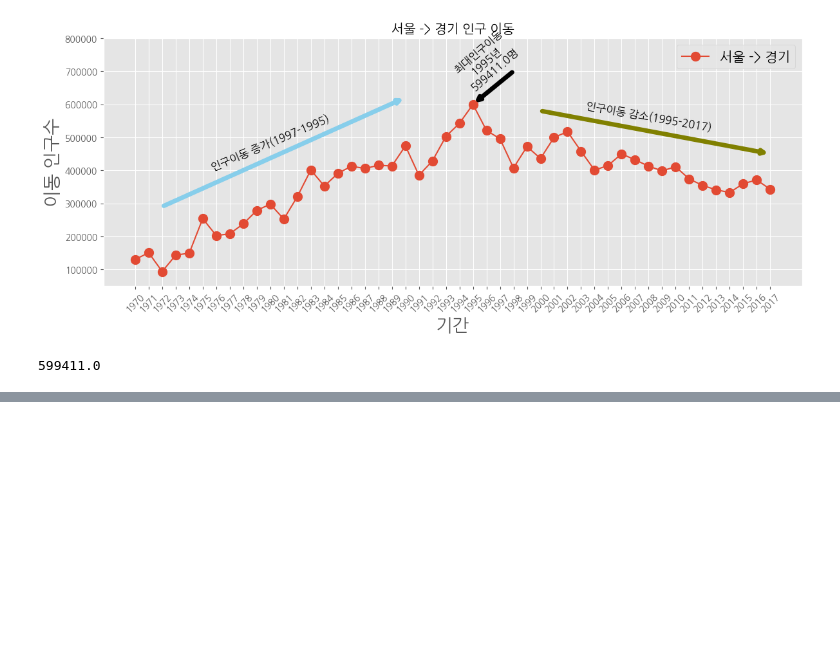
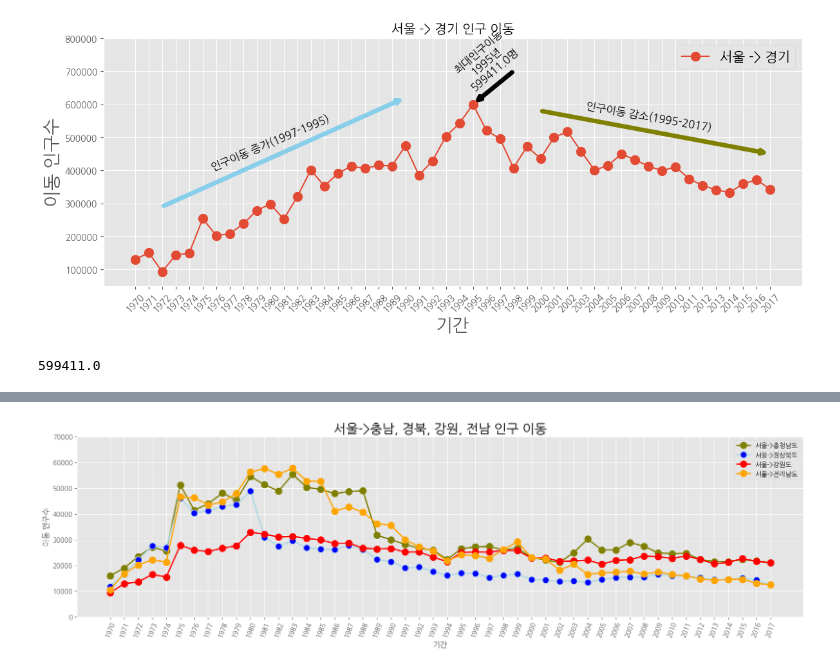
Before and after one commit to smitepaladin/workspace, a Jupyter notebook: DataAnalysis/Note/08.시각화도구.ipynb, the cells around one changed output, grey strips where cells are left out. Drawn from its saved outputs; the diff is of its cells as text; code cells hidden in the pictures; blank space fills up the shorter version.

```diff
--- a/DataAnalysis/Note/08.시각화도구.ipynb
+++ b/DataAnalysis/Note/08.시각화도구.ipynb
@@ -688,0 +780,5 @@ sr_one.values.max()
+# %%
+# 서울에서 충청남도, 경상북도, 강원도, 전라남도로 이동한 인구 데이터
+df_4 = df_seoul.loc[['충청남도','경상북도','강원도','전라남도'],:]
+
+df_4
@@ -688,0 +813,57 @@ sr_one.values.max()
+# %%
+plt.style.use('ggplot')
+
+fig = plt.figure(figsize=(20, 5))
+ax= fig.add_subplot(1,1,1)
+
+ax.plot(
+    df_4.loc['충청남도',:],
+    marker='o',
+    markerfacecolor='olive',
+    markersize=10,
+    color='olive',
+    linewidth=2,
+    label='서울->충청남도'
+
+)
+ax.plot(
+    df_4.loc['경상북도',:],
+    marker='o',
+    markerfacecolor='blue',
+    markersize=10,
+    color='lightblue',
+    linewidth=2,
+    label='서울->경상북도'
+
+)
+ax.plot(
+    df_4.loc['강원도',:],
+    marker='o',
+    markerfacecolor='red',
+    markersize=10,
+    color='red',
+    linewidth=2,
+    label='서울->강원도'
+
+)
+ax.plot(
+    df_4.loc['전라남도',:],
+    marker='o',
+    markerfacecolor='orange',
+    markersize=10,
+    color='orange',
+    linewidth=2,
+    label='서울->전라남도'
+
+)
+
+ax.legend(loc='best')
+ax.set_ylim(0, 70000)
+ax.set_xticklabels(df_4.columns, rotation=70)
+ax.set_title('서울->충남, 경북, 강원, 전남 인구 이동', size=20)
+ax.set_xlabel('기간', size=12)
+ax.set_ylabel('이동 인구수', size=12)
+
+plt.show()
+# %% [output]
+[figure, added]
```
Also changed, not shown: parts of 39 cells of this notebook, 56 other files.
